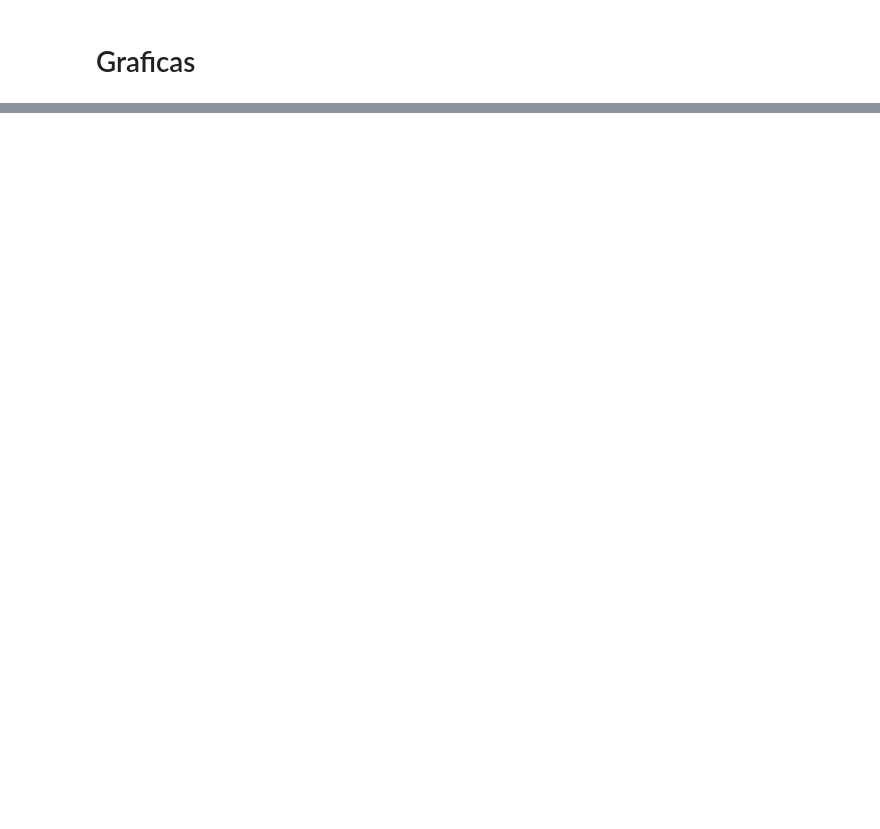
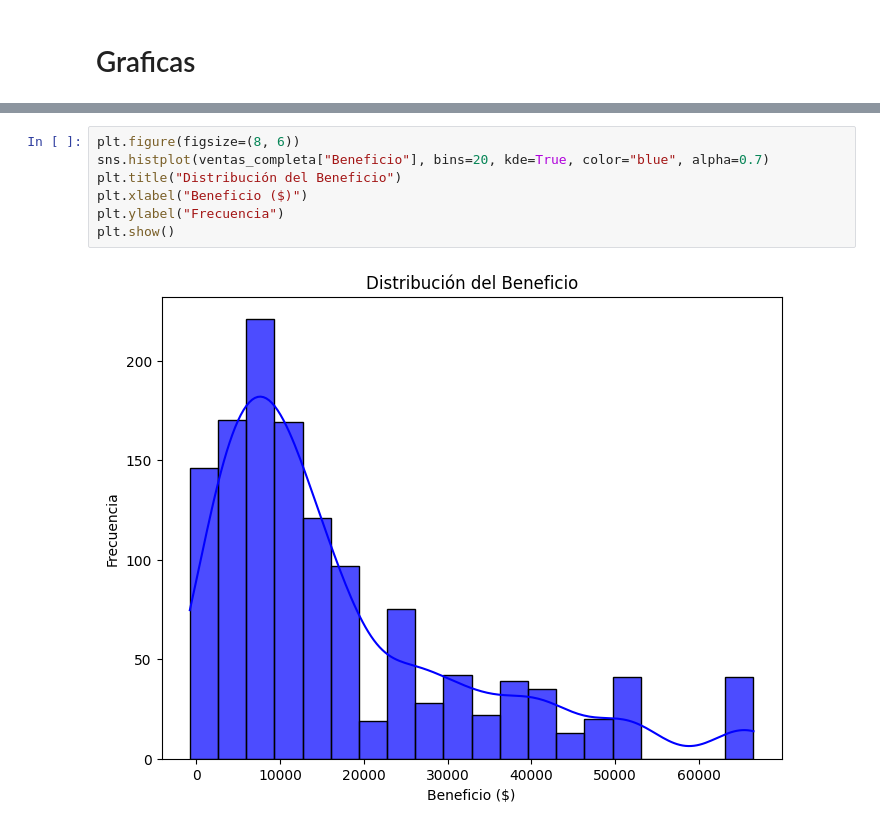
Before and after one commit to Vikorimperator/Retail_Modelo, a Jupyter notebook: 2.visualizacion _beneficios.ipynb, the cells around one changed output, grey strips where cells are left out. Drawn from its saved outputs; the diff is of its cells as text; blank space fills up the shorter version.

```diff
--- a/2.visualizacion _beneficios.ipynb
+++ b/2.visualizacion _beneficios.ipynb
@@ -77,0 +94,9 @@ plt.show()
+# %%
+plt.figure(figsize=(8, 6))
+sns.histplot(ventas_completa["Beneficio"], bins=20, kde=True, color="blue", alpha=0.7)
+plt.title("Distribución del Beneficio")
+plt.xlabel("Beneficio ($)")
+plt.ylabel("Frecuencia")
+plt.show()
+# %% [output]
+[figure, added]
```
Also changed, not shown: parts of 12 cells of this notebook, 1 other file.
